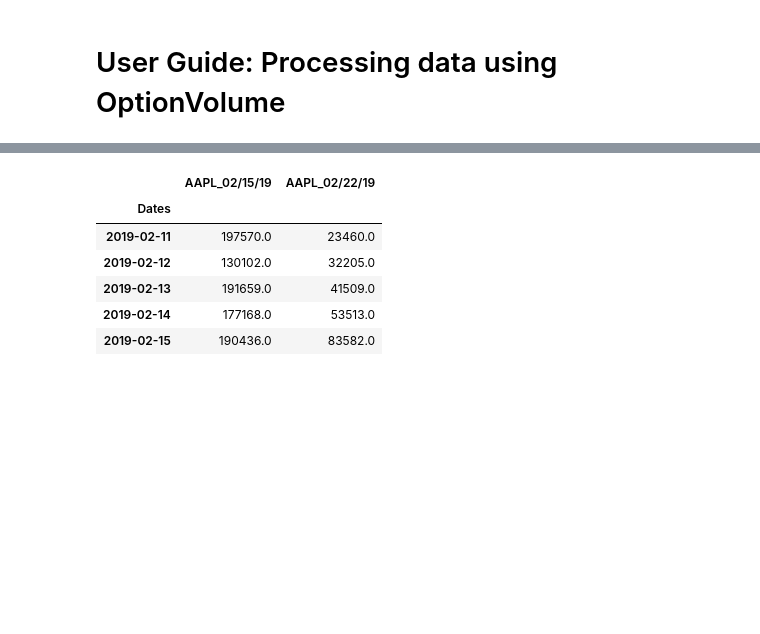
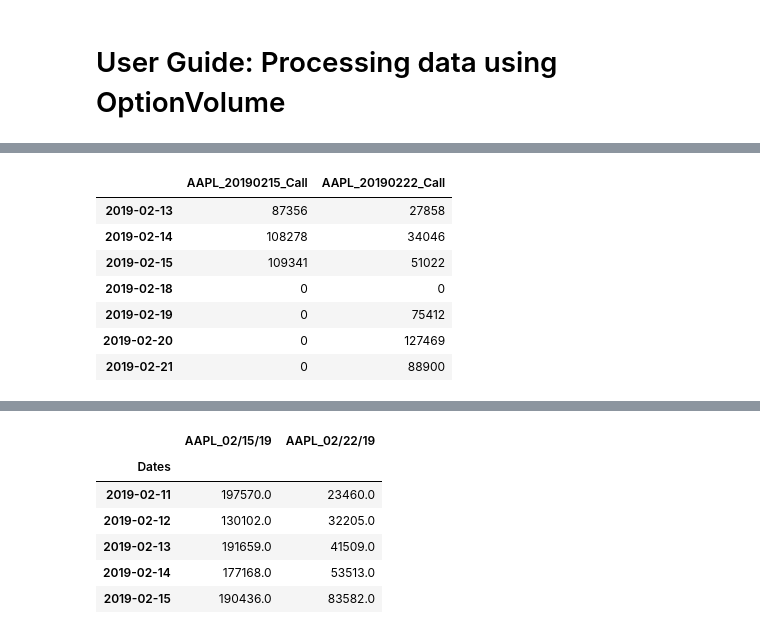
Before and after one commit to YaxunYang/CTC_vol, a Jupyter notebook: code/User Guide Processing data using OptionVolume.ipynb, the cells around one changed output, grey strips where cells are left out. Saved outputs shown, nothing was run; the diff lists cells and outputs as text; code cells hidden in the pictures; blank space fills up the shorter version.

```diff
--- a/code/User Guide Processing data using OptionVolume.ipynb
+++ b/code/User Guide Processing data using OptionVolume.ipynb
@@ -2,0 +66,11 @@
+# %%
+df2.iloc[-7:]
+# %% [output]
+|  | AAPL_20190215_Call | AAPL_20190222_Call |
+| 2019-02-13 | 87356 | 27858 |
+| 2019-02-14 | 108278 | 34046 |
+| 2019-02-15 | 109341 | 51022 |
+| 2019-02-18 | 0 | 0 |
+| 2019-02-19 | 0 | 75412 |
+| 2019-02-20 | 0 | 127469 |
+| 2019-02-21 | 0 | 88900 |
```
Also changed, not shown: parts of 13 cells of this notebook, 4 other files.
